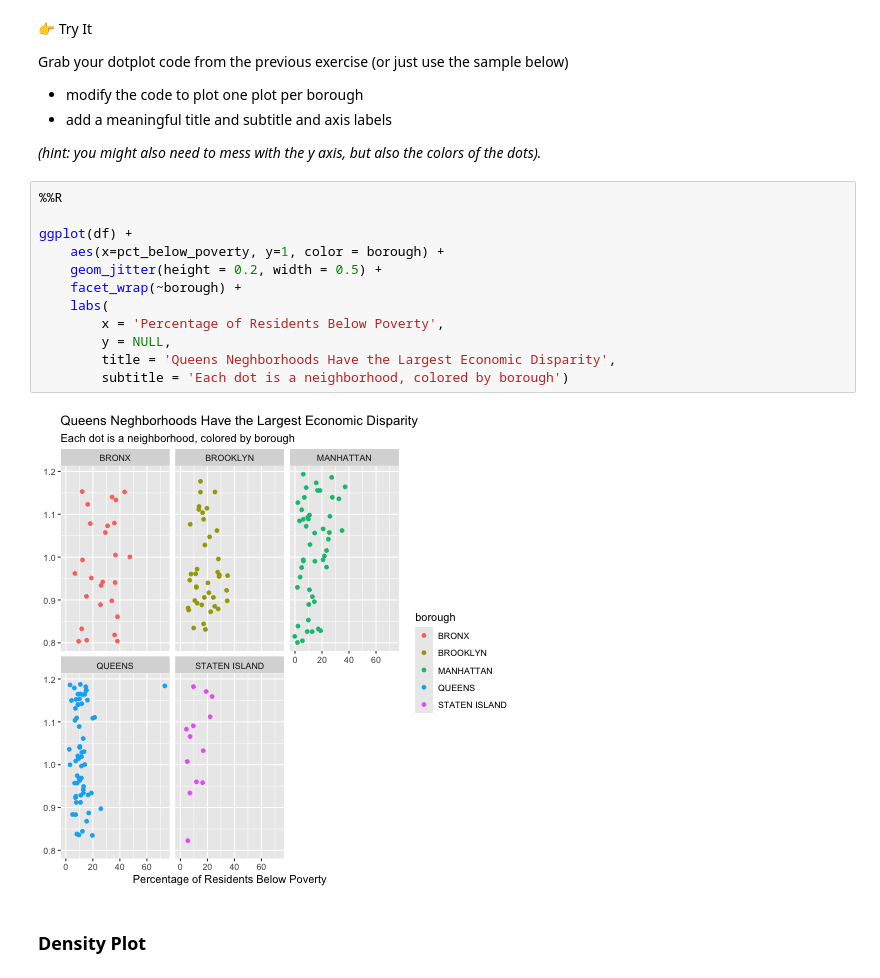
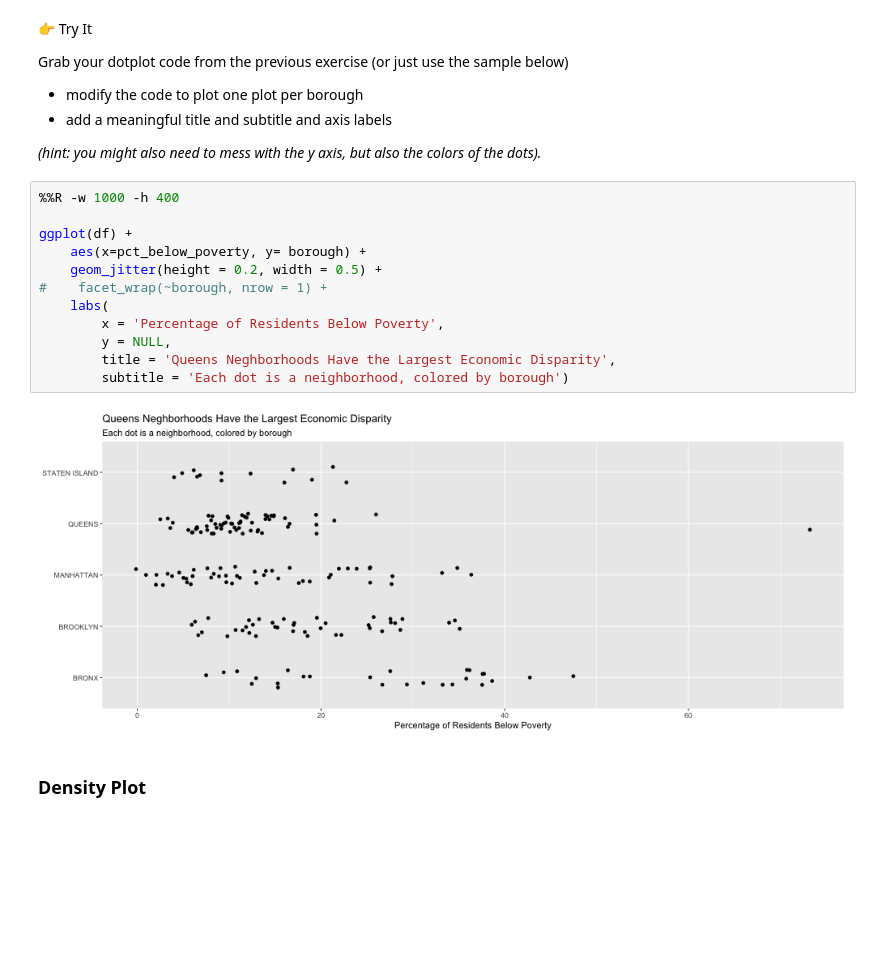
Before and after one commit to data4news/ggplot-intro-yatingw24, a Jupyter notebook: notebook-2.ipynb, the cells around one changed output. Cells and saved outputs as stored; diff of their text form; blank space fills up the shorter version.

```diff
--- a/notebook-2.ipynb
+++ b/notebook-2.ipynb
@@ -154,19 +158,19 @@ Grab your dotplot code from the previous exercise (or just use the sample below)
 
 _(hint: you might also need to mess with the y axis, but also the colors of the dots)._
 # %%
-%%R
+%%R -w 1000 -h 400
 
 ggplot(df) +
-    aes(x=pct_below_poverty, y=1, color = borough) +
+    aes(x=pct_below_poverty, y= borough) +
     geom_jitter(height = 0.2, width = 0.5) +
-    facet_wrap(~borough) +
+#    facet_wrap(~borough, nrow = 1) +
     labs(
         x = 'Percentage of Residents Below Poverty',
         y = NULL,
         title = 'Queens Neghborhoods Have the Largest Economic Disparity',
         subtitle = 'Each dot is a neighborhood, colored by borough')
 # %% [output]
-[figure, old version]
+[figure, new version]
 # %% [markdown]
 ### Density Plot
 # %% [markdown]
```
Also changed, not shown: parts of 2 cells of this notebook.
